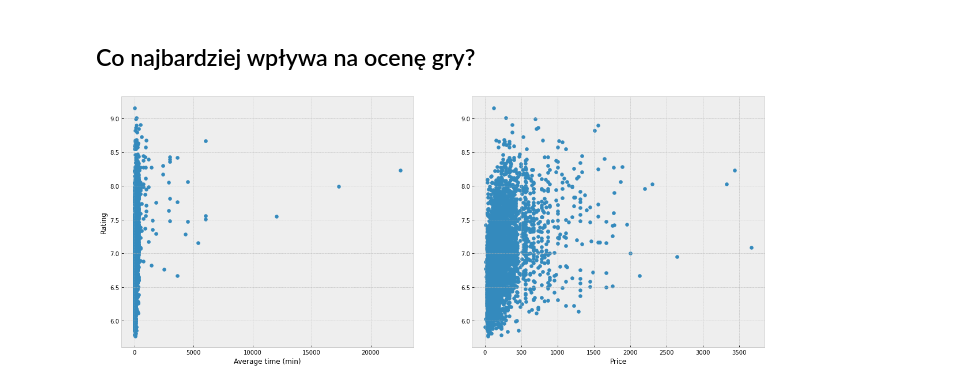
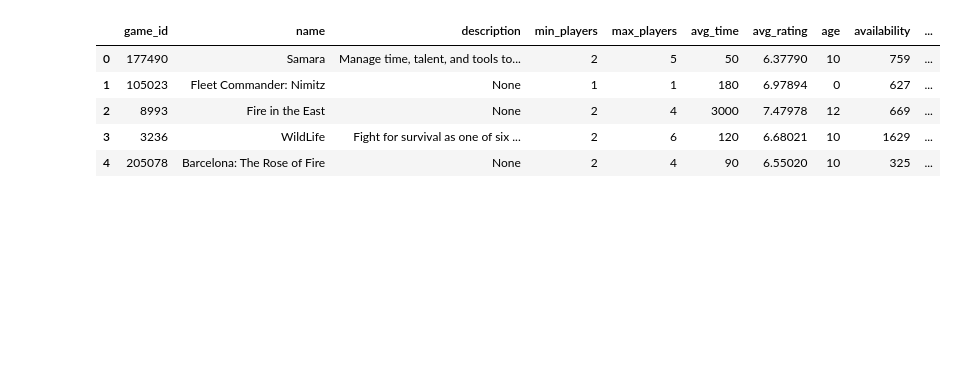
Before and after one commit to mweuro/Gameshop_database, a Jupyter notebook: Michal/games_type_ranking.ipynb, the cells around one changed output. Cells and saved outputs as stored; diff of their text form; code cells hidden in the pictures; blank space fills up the shorter version.

```diff
--- a/Michal/games_type_ranking.ipynb
+++ b/Michal/games_type_ranking.ipynb
@@ -14,3 +20,15 @@ host = 'giniewicz.it'
 port = '3306'
 
 engine = create_engine(f'mysql+pymysql://{username}:{password}@{host}:{port}/{database}')
+
+metadata = MetaData()
+games_for_sale = Table('games_for_sale', metadata, autoload_with = engine)
+games_to_rent = Table('games_to_rent', metadata, autoload_with = engine)
+customers = Table('customers', metadata, autoload_with = engine)
+staff = Table('staff', metadata, autoload_with = engine)
+sale = Table('sale', metadata, autoload_with = engine)
+rental = Table('rental', metadata, autoload_with = engine)
+competition = Table('competition', metadata, autoload_with = engine)
+competition_results = Table('competition_results', metadata, autoload_with = engine)
+
+connection = engine.connect()
@@ -35,0 +35,10 @@ df.head()
+# %%
+"""Funkcja łącząca dwie tabele po podanych kluczach"""
+def join_tables(table1, table2, key1, key2):
+#     key1, key2 = string(key1), string(key2)
+    Session = sessionmaker(bind = engine)
+    session = Session()
+    query = session.query(table1, table2).filter(getattr(table1.c, key1) == getattr(table2.c, key2)).all()
+    column_names = query[0].keys()
+    df = pd.DataFrame(query, columns = column_names)
+    return df
@@ -78,12 +183,0 @@ plt.show()
-# %% [markdown]
-## Co najbardziej wpływa na ocenę gry?
-# %%
-fig, ax = plt.subplots(1, 2, figsize = (20, 8))
-ax[0].scatter(df.avg_time, df.avg_rating)
-ax[0].set_xlabel('Average time (min)')
-ax[1].scatter(df.price, df.avg_rating)
-ax[1].set_xlabel('Price')
-ax[0].set_ylabel('Rating')
-plt.show()
-# %% [output]
-[figure, removed]
@@ -97,0 +184,11 @@ def del_outliers(df, data):
+# %%
+df4 = join_tables(games_for_sale, sale, 'game_id', 'game_id')
+df4 = df4.loc[:, ~df4.columns.duplicated()]
+df4.head()
+# %% [output]
+|  | game_id | name | description | min_players | max_players | avg_time | avg_rating | age | availability | ... |
+| 0 | 177490 | Samara | Manage time, talent, and tools to... | 2 | 5 | 50 | 6.37790 | 10 | 759 | ... |
+| 1 | 105023 | Fleet Commander: Nimitz | None | 1 | 1 | 180 | 6.97894 | 0 | 627 | ... |
+| 2 | 8993 | Fire in the East | None | 2 | 4 | 3000 | 7.47978 | 12 | 669 | ... |
+| 3 | 3236 | WildLife | Fight for survival as one of six ... | 2 | 6 | 120 | 6.68021 | 10 | 1629 | ... |
+| 4 | 205078 | Barcelona: The Rose of Fire | None | 2 | 4 | 90 | 6.55020 | 10 | 325 | ... |
```
Also changed, not shown: parts of 26 cells of this notebook.
